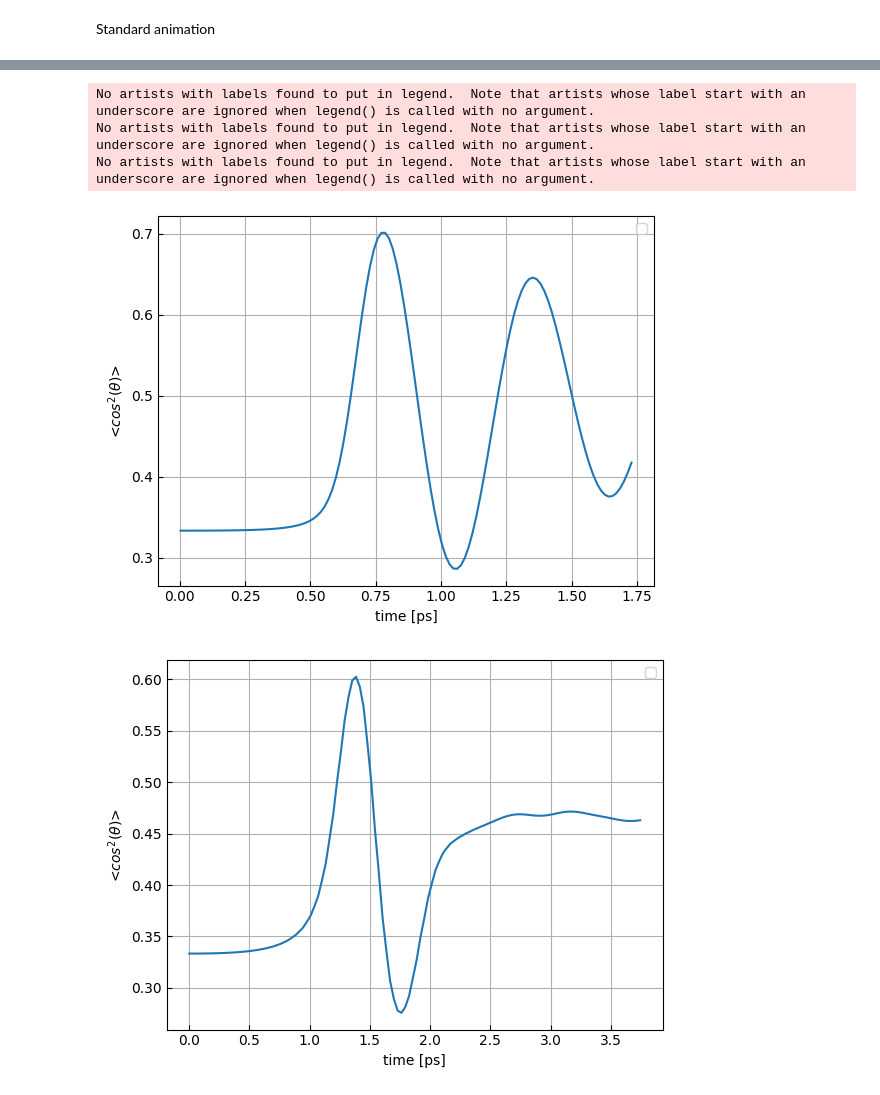
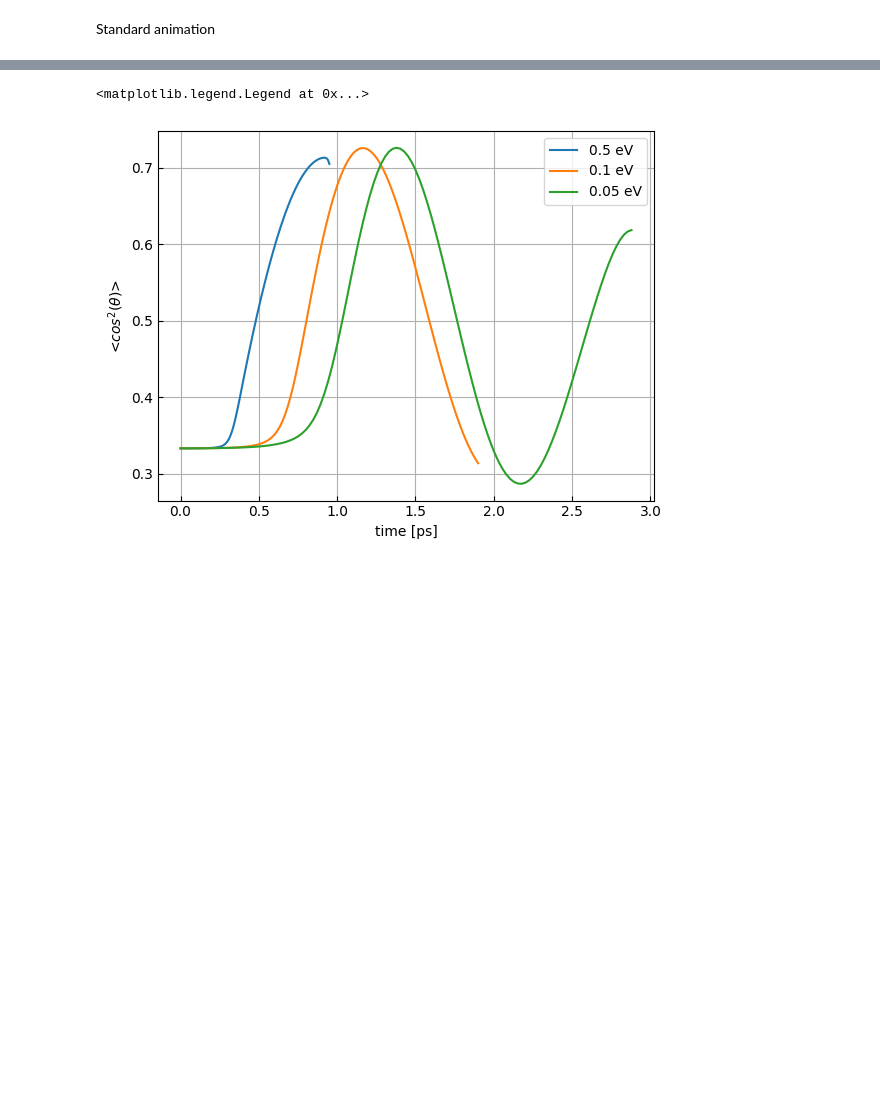
Before and after one commit to Wleter/NeOcs, a Jupyter notebook: analysis/hyq_results.ipynb, the cells around one changed output, grey strips where cells are left out. Cells and saved outputs as stored; diff of their text form; code cells hidden in the pictures; blank space fills up the shorter version.

```diff
--- a/analysis/hyq_results.ipynb
+++ b/analysis/hyq_results.ipynb
@@ -34,10 +34,6 @@ anim.save(f'{save_path}/hyq_0.05_angular_animation.gif', writer="pillow", fps=30
 # %%
-fig, ax = alignement("hyq_0.5")
-fig, ax = alignement("hyq_0.1")
-fig, ax = alignement("hyq_0.05")
+fig, ax = alignements(["hyq_0.5", "hyq_0.1", "hyq_0.05"])
+ax.legend(["0.5 eV", "0.1 eV", "0.05 eV"])
 # %% [output]
-No artists with labels found to put in legend.  Note that artists whose label start with an underscore are ignored when legend() is called with no argument.
-No artists with labels found to put in legend.  Note that artists whose label start with an underscore are ignored when legend() is called with no argument.
-No artists with labels found to put in legend.  Note that artists whose label start with an underscore are ignored when legend() is called with no argument.
+<matplotlib.legend.Legend at 0x...>
-[figure, old version]
+[figure, new version]
-[figure, removed]
```
Also changed, not shown: parts of 5 cells of this notebook, 11 other files.
